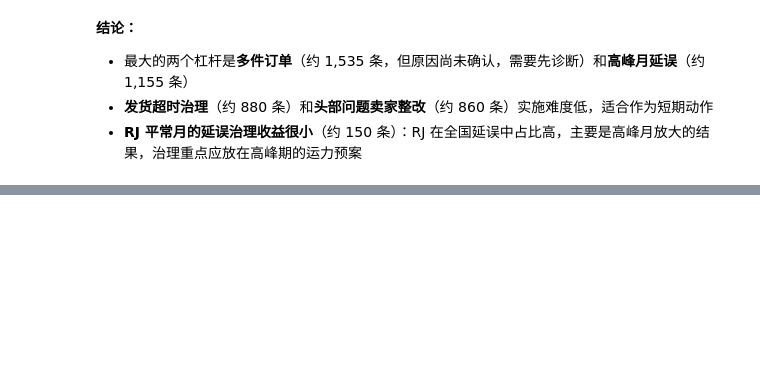
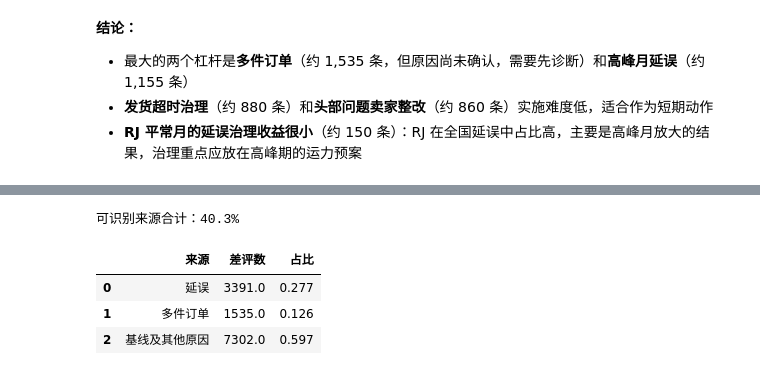
Before and after one commit to LeeMichael-L/olist-analytics, a Jupyter notebook: python/s2_impact_sizing.ipynb, the cells around one changed output, grey strips where cells are left out. Cells and saved outputs as stored; diff of their text form; code cells hidden in the pictures; blank space fills up the shorter version.

```diff
--- a/python/s2_impact_sizing.ipynb
+++ b/python/s2_impact_sizing.ipynb
@@ -130,0 +149,19 @@ plt.show()
+# %%
+# 延误的超额差评：延误且有评价的订单数 × 延误带来的差评率增幅
+late_reviewed = float(run_query(
+    "SELECT SUM(has_review) FROM dws_order_fulfillment WHERE is_late = 1").iloc[0, 0])
+excess_late = late_reviewed * lift["bad_lift_late"]
+
+sources = pd.DataFrame({
+    "来源": ["延误", "多件订单", "基线及其他原因"],
+    "差评数": [excess_late, excess_multi, total_bad - excess_late - excess_multi],
+})
+sources["占比"] = sources["差评数"] / total_bad
+print(f"可识别来源合计：{(excess_late + excess_multi) / total_bad:.1%}")
+sources.round({"差评数": 0, "占比": 3})
+# %% [output]
+可识别来源合计：40.3%
+|  | 来源 | 差评数 | 占比 |
+| 0 | 延误 | 3391.0 | 0.277 |
+| 1 | 多件订单 | 1535.0 | 0.126 |
+| 2 | 基线及其他原因 | 7302.0 | 0.597 |
```
Also changed, not shown: parts of 6 cells of this notebook, 4 other files.
